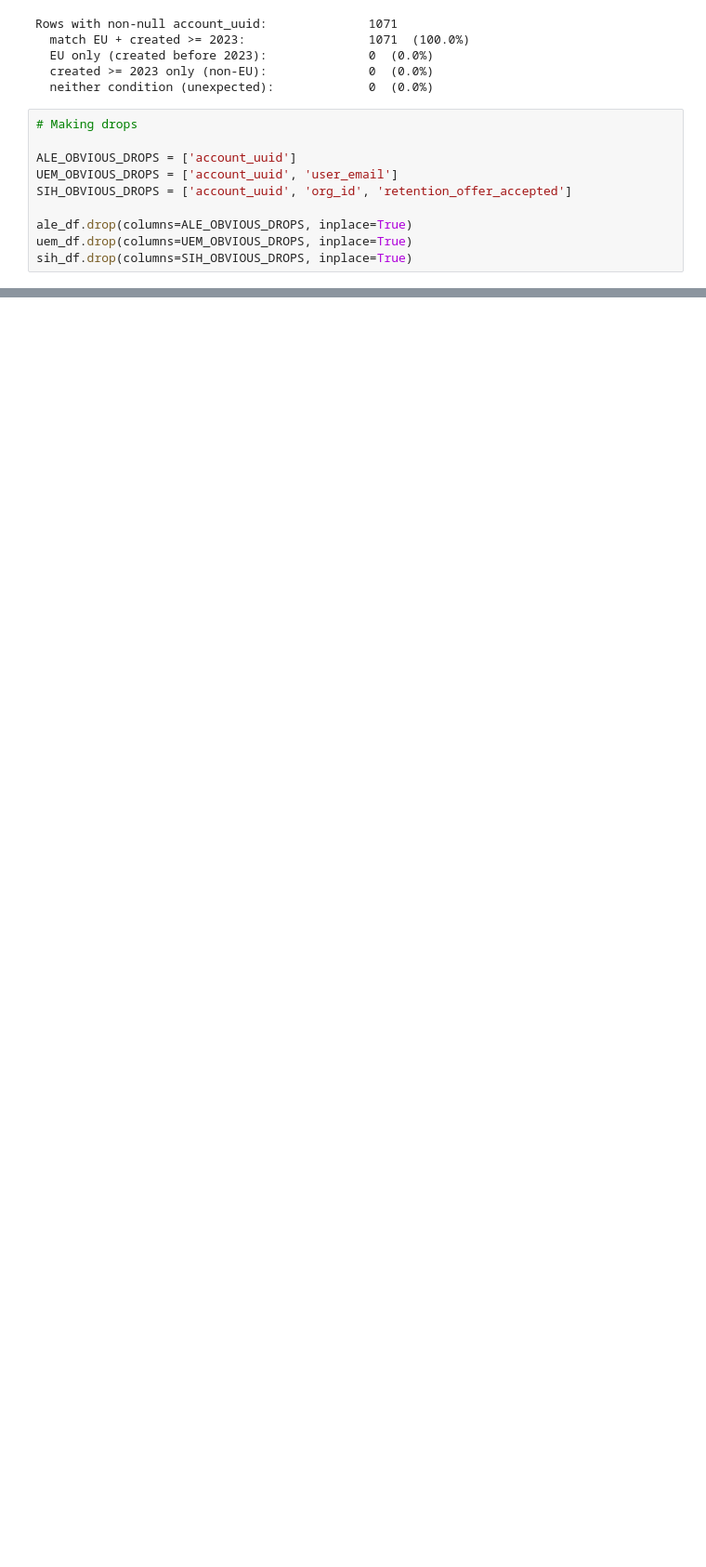
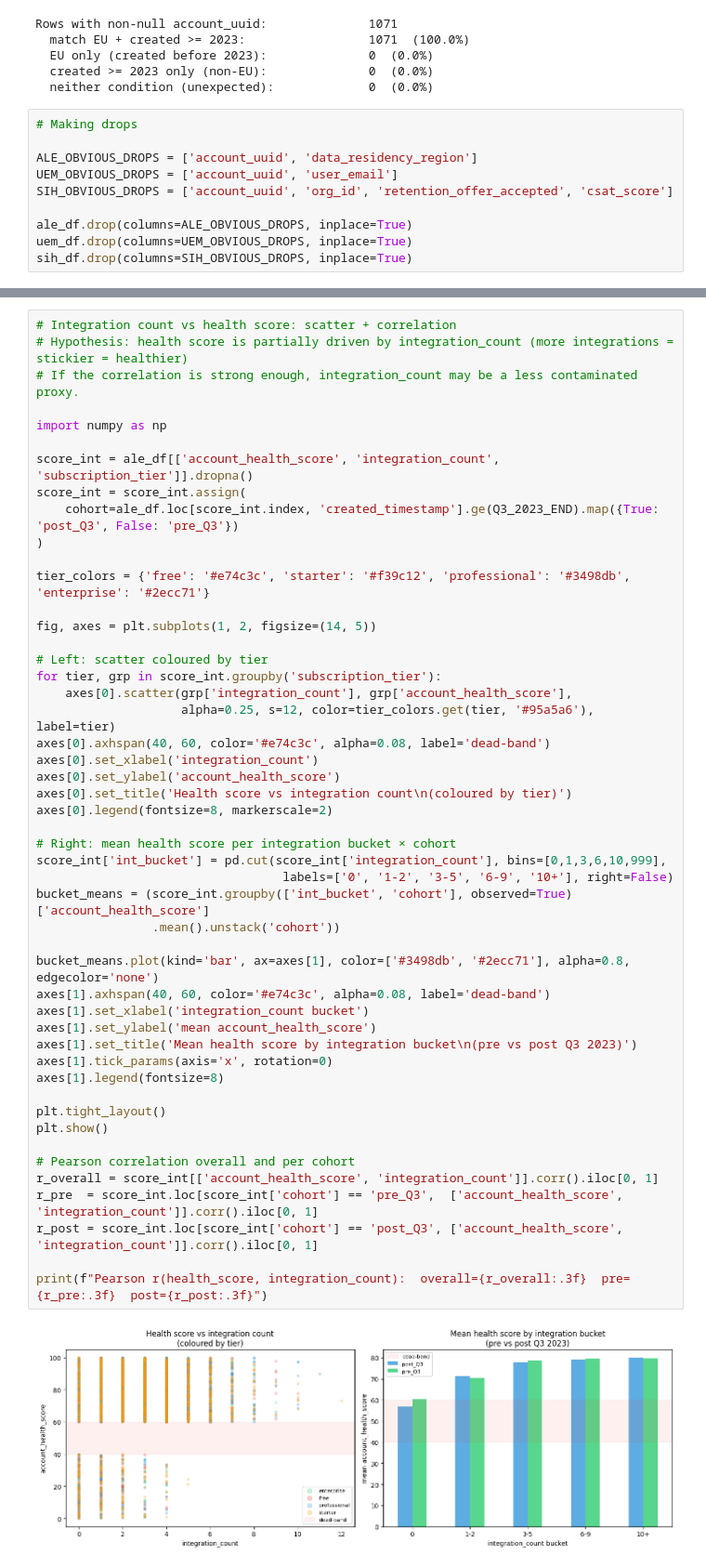
Before and after one commit to vidyut-veedgav/chainguard-analytics, a Jupyter notebook: notebooks/eda.ipynb, the cells around one changed output, grey strips where cells are left out. Shown at 93% size. Cells and saved outputs as stored; diff of their text form; blank space fills up the shorter version.

```diff
--- a/notebooks/eda.ipynb
+++ b/notebooks/eda.ipynb
@@ -359,9 +360,9 @@ Rows with non-null account_uuid:              1071
 # %%
 # Making drops
 
-ALE_OBVIOUS_DROPS = ['account_uuid']
+ALE_OBVIOUS_DROPS = ['account_uuid', 'data_residency_region']
 UEM_OBVIOUS_DROPS = ['account_uuid', 'user_email']
-SIH_OBVIOUS_DROPS = ['account_uuid', 'org_id', 'retention_offer_accepted']
+SIH_OBVIOUS_DROPS = ['account_uuid', 'org_id', 'retention_offer_accepted', 'csat_score']
 
 ale_df.drop(columns=ALE_OBVIOUS_DROPS, inplace=True)
 uem_df.drop(columns=UEM_OBVIOUS_DROPS, inplace=True)
@@ -368,0 +514,51 @@ sih_df.drop(columns=SIH_OBVIOUS_DROPS, inplace=True)
+# %%
+# Integration count vs health score: scatter + correlation
+# Hypothesis: health score is partially driven by integration_count (more integrations = stickier = healthier)
+# If the correlation is strong enough, integration_count may be a less contaminated proxy.
+
+import numpy as np
+
+score_int = ale_df[['account_health_score', 'integration_count', 'subscription_tier']].dropna()
+score_int = score_int.assign(
+    cohort=ale_df.loc[score_int.index, 'created_timestamp'].ge(Q3_2023_END).map({True: 'post_Q3', False: 'pre_Q3'})
+)
+
+tier_colors = {'free': '#e74c3c', 'starter': '#f39c12', 'professional': '#3498db', 'enterprise': '#2ecc71'}
+
+fig, axes = plt.subplots(1, 2, figsize=(14, 5))
+
+# Left: scatter coloured by tier
+for tier, grp in score_int.groupby('subscription_tier'):
+    axes[0].scatter(grp['integration_count'], grp['account_health_score'],
+                    alpha=0.25, s=12, color=tier_colors.get(tier, '#95a5a6'), label=tier)
+axes[0].axhspan(40, 60, color='#e74c3c', alpha=0.08, label='dead-band')
+axes[0].set_xlabel('integration_count')
+axes[0].set_ylabel('account_health_score')
+axes[0].set_title('Health score vs integration count\n(coloured by tier)')
+axes[0].legend(fontsize=8, markerscale=2)
+
+# Right: mean health score per integration bucket × cohort
+score_int['int_bucket'] = pd.cut(score_int['integration_count'], bins=[0,1,3,6,10,999],
+                                  labels=['0', '1-2', '3-5', '6-9', '10+'], right=False)
+bucket_means = (score_int.groupby(['int_bucket', 'cohort'], observed=True)['account_health_score']
+                .mean().unstack('cohort'))
+
+bucket_means.plot(kind='bar', ax=axes[1], color=['#3498db', '#2ecc71'], alpha=0.8, edgecolor='none')
+axes[1].axhspan(40, 60, color='#e74c3c', alpha=0.08, label='dead-band')
+axes[1].set_xlabel('integration_count bucket')
+axes[1].set_ylabel('mean account_health_score')
+axes[1].set_title('Mean health score by integration bucket\n(pre vs post Q3 2023)')
+axes[1].tick_params(axis='x', rotation=0)
+axes[1].legend(fontsize=8)
+
+plt.tight_layout()
+plt.show()
+
+# Pearson correlation overall and per cohort
+r_overall = score_int[['account_health_score', 'integration_count']].corr().iloc[0, 1]
+r_pre  = score_int.loc[score_int['cohort'] == 'pre_Q3',  ['account_health_score', 'integration_count']].corr().iloc[0, 1]
+r_post = score_int.loc[score_int['cohort'] == 'post_Q3', ['account_health_score', 'integration_count']].corr().iloc[0, 1]
+
+print(f"Pearson r(health_score, integration_count):  overall={r_overall:.3f}  pre={r_pre:.3f}  post={r_post:.3f}")
+# %% [output]
+[figure, added]
```
Also changed, not shown: parts of 12 cells of this notebook.
